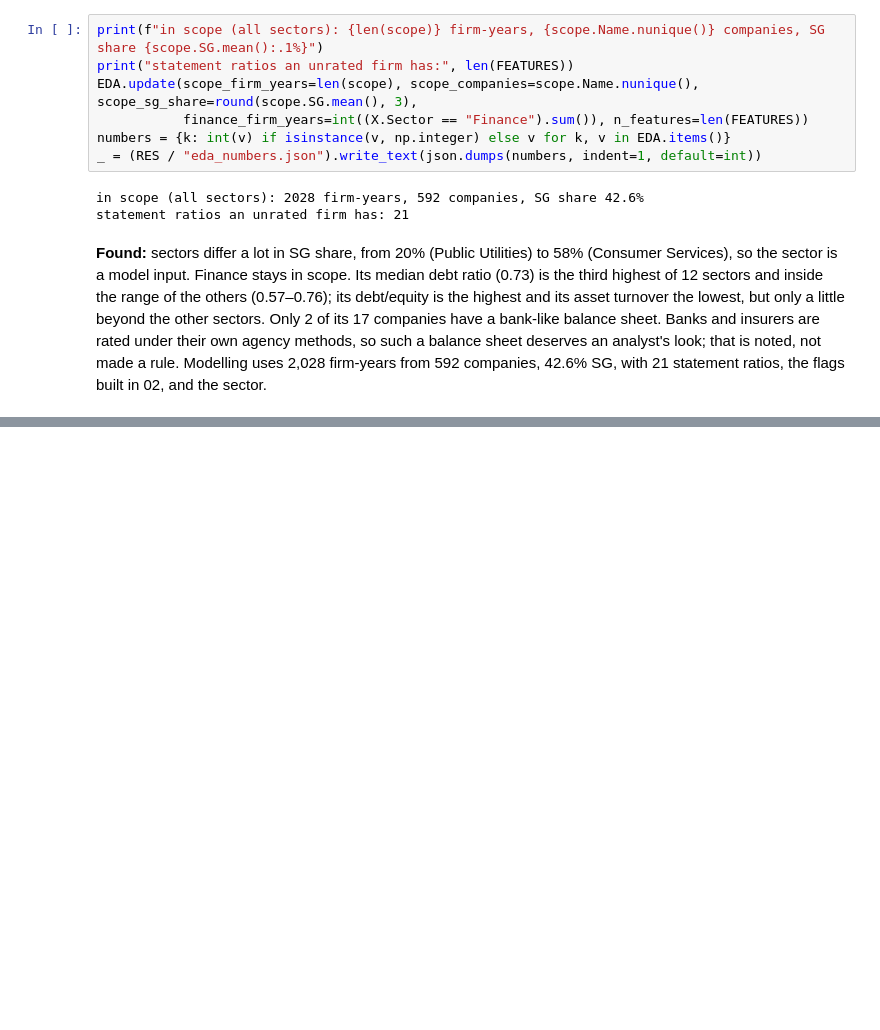
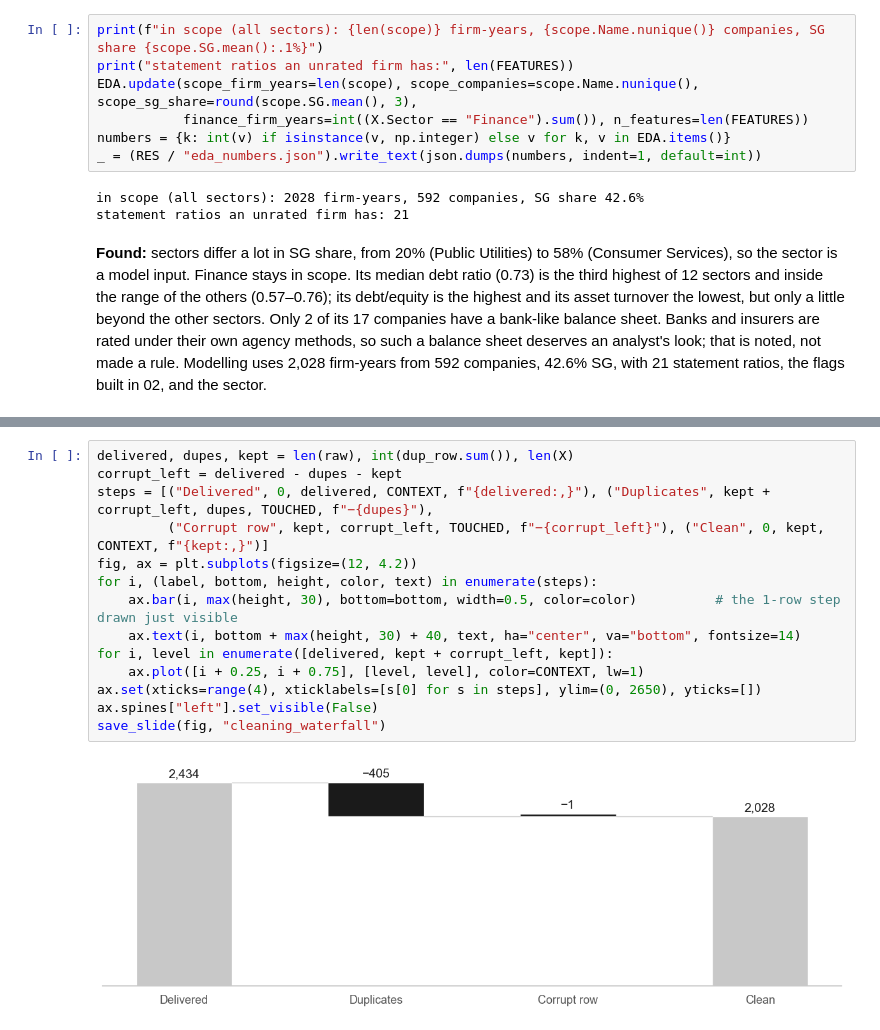
Before and after one commit to Ayu5hsingh/Cyber-Credit-Risk, a Jupyter notebook: notebooks/01_eda.ipynb, the cells around one changed output, grey strips where cells are left out. Drawn from its saved outputs; the diff is of its cells as text; blank space fills up the shorter version.

```diff
--- a/notebooks/01_eda.ipynb
+++ b/notebooks/01_eda.ipynb
@@ -514,0 +628,16 @@ Modelling uses 2,028 firm-years from 592 companies, 42.6% SG, with 21 statement
+# %%
+delivered, dupes, kept = len(raw), int(dup_row.sum()), len(X)
+corrupt_left = delivered - dupes - kept
+steps = [("Delivered", 0, delivered, CONTEXT, f"{delivered:,}"), ("Duplicates", kept + corrupt_left, dupes, TOUCHED, f"−{dupes}"),
+         ("Corrupt row", kept, corrupt_left, TOUCHED, f"−{corrupt_left}"), ("Clean", 0, kept, CONTEXT, f"{kept:,}")]
+fig, ax = plt.subplots(figsize=(12, 4.2))
+for i, (label, bottom, height, color, text) in enumerate(steps):
+    ax.bar(i, max(height, 30), bottom=bottom, width=0.5, color=color)          # the 1-row step drawn just visible
+    ax.text(i, bottom + max(height, 30) + 40, text, ha="center", va="bottom", fontsize=14)
+for i, level in enumerate([delivered, kept + corrupt_left, kept]):
+    ax.plot([i + 0.25, i + 0.75], [level, level], color=CONTEXT, lw=1)
+ax.set(xticks=range(4), xticklabels=[s[0] for s in steps], ylim=(0, 2650), yticks=[])
+ax.spines["left"].set_visible(False)
+save_slide(fig, "cleaning_waterfall")
+# %% [output]
+[figure, added]
```
Also changed, not shown: parts of 19 cells of this notebook, 7 other files.
